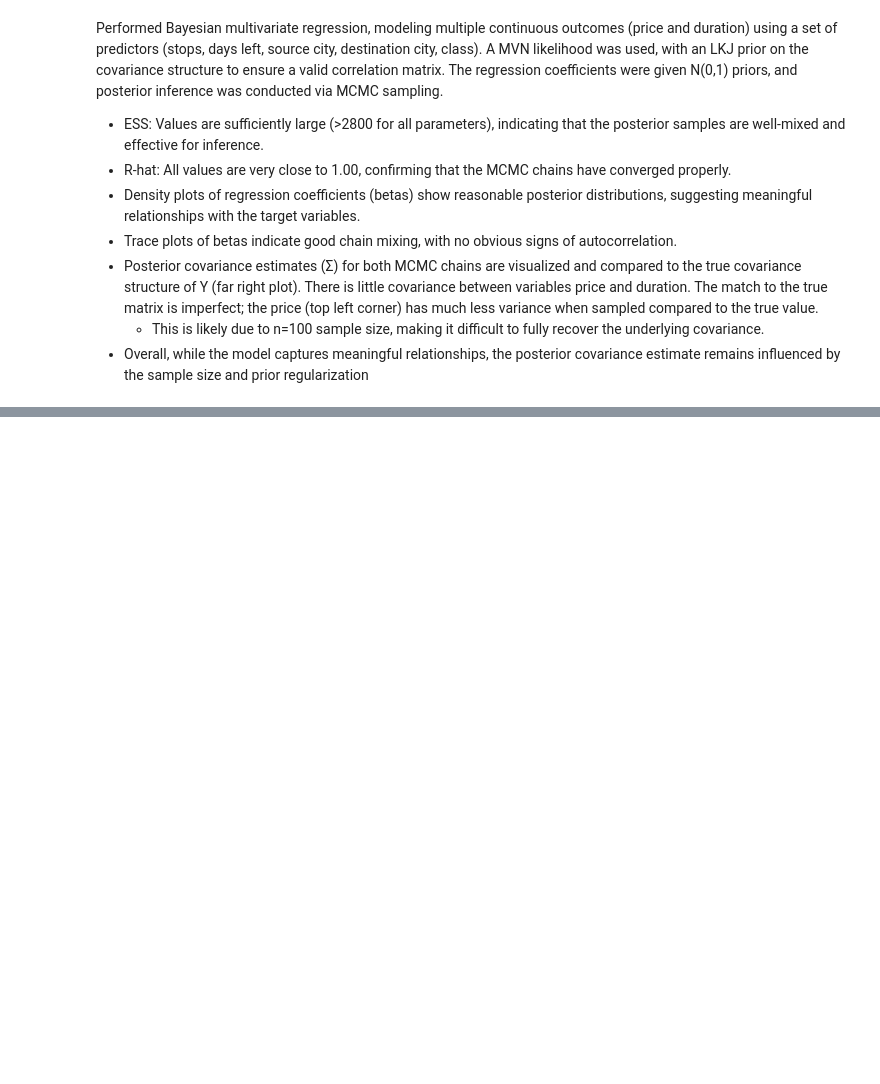
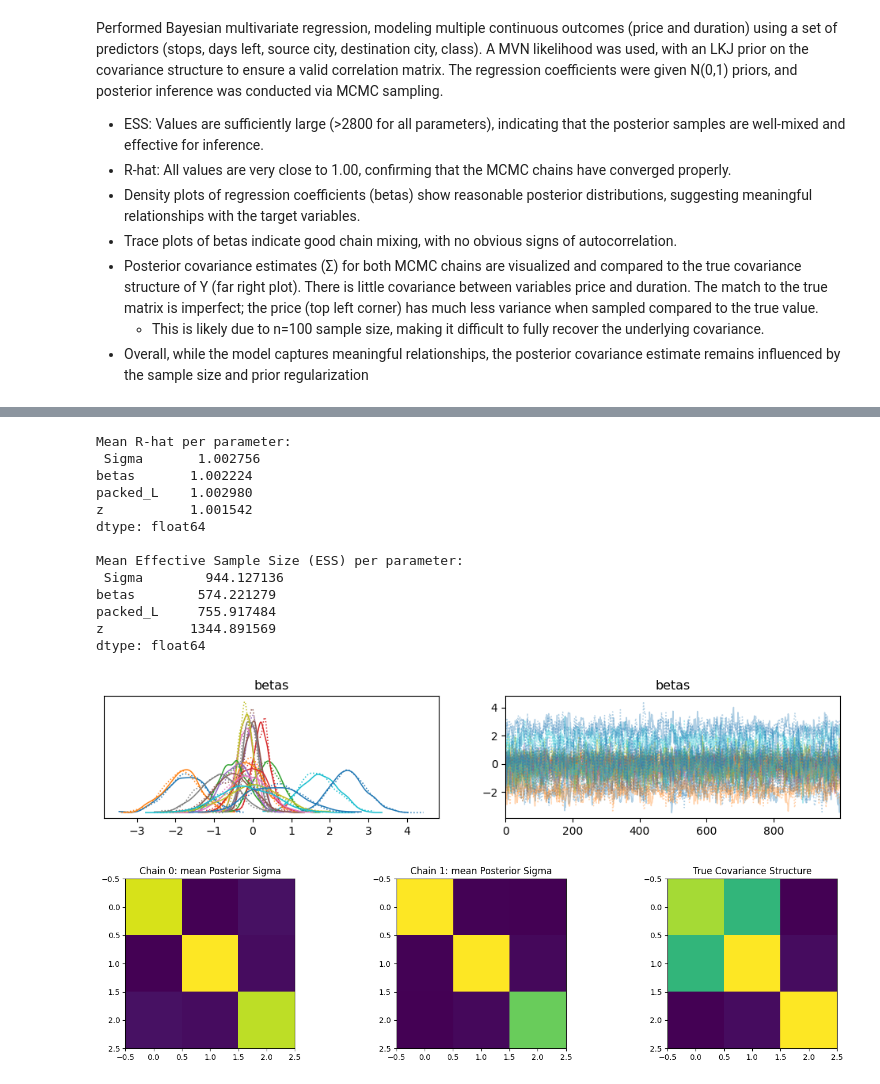
Before and after one commit to danield424/STA365, a Jupyter notebook: W8HW.ipynb, the cells around one changed output, grey strips where cells are left out. Drawn from its saved outputs; the diff is of its cells as text; code cells hidden in the pictures; blank space fills up the shorter version.

```diff
--- a/W8HW.ipynb
+++ b/W8HW.ipynb
@@ -436,0 +396,38 @@ We implemented Bayesian Multivariate Classification to model the probability of
+# %%
+# Extract and summarize R-hat values
+rhat_values = az.rhat(idata).to_dataframe().mean()
+print("Mean R-hat per parameter:\n", rhat_values)
+
+# Extract and summarize ESS values
+ess_values = az.ess(idata).to_dataframe().mean()
+print("\nMean Effective Sample Size (ESS) per parameter:\n", ess_values)
+
+# Plot posterior distributions
+az.plot_trace(idata, var_names=['betas'])
+plt.show()
+
+# Covariance Structure Comparisons
+fig, ax = plt.subplots(1, 3, figsize=(18, 4))
+ax[-1].imshow(np.cov(Y.T))  # True covariance
+ax[-1].set_title("True Covariance Structure")
+
+for chain in range(2):
+    ax[chain].imshow(idata.posterior['Sigma'].mean(axis=1)[chain])
+    ax[chain].set_title(f"Chain {chain}: mean Posterior Sigma")
+plt.show()
+# %% [output]
+Mean R-hat per parameter:
+ Sigma       1.002756
+betas       1.002224
+packed_L    1.002980
+z           1.001542
+dtype: float64
+
+Mean Effective Sample Size (ESS) per parameter:
+ Sigma        944.127136
+betas        574.221279
+packed_L     755.917484
+z           1344.891569
+dtype: float64
+[figure, added]
+[figure, added]
```
Also changed, not shown: parts of 15 cells of this notebook.
